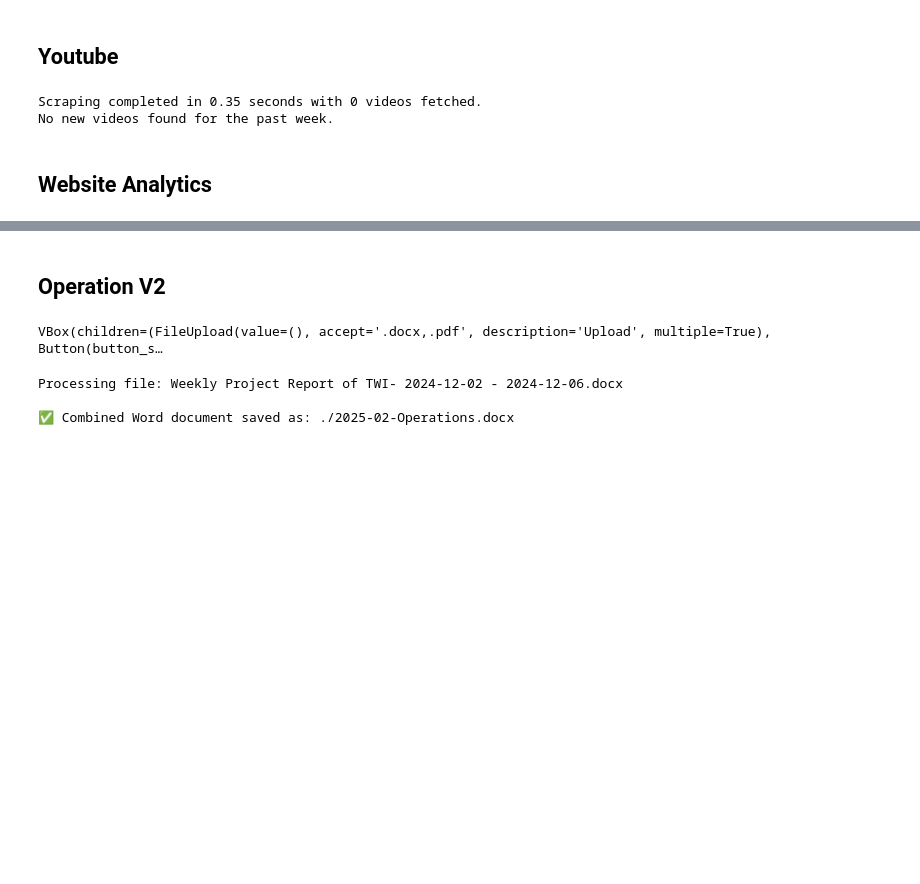
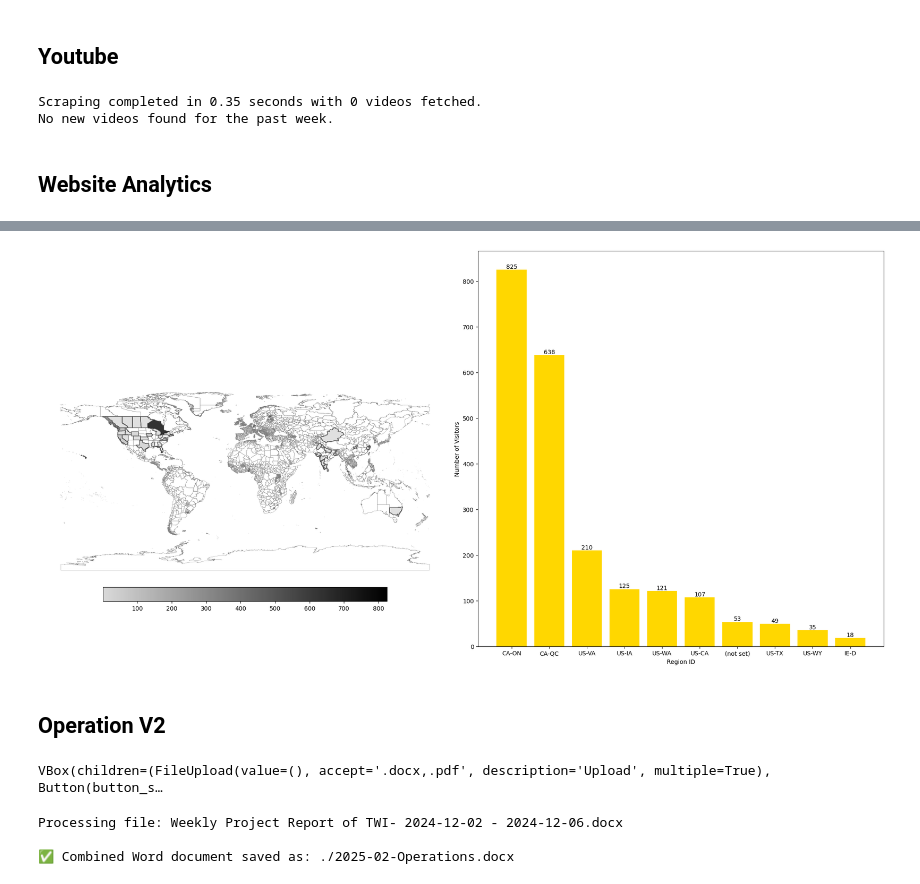
Before and after one commit to HKC-Construction/Report-Generator, a Jupyter notebook: Code/Weekly_final_zip.ipynb, the cells around one changed output, grey strips where cells are left out. Saved outputs shown, nothing was run; the diff lists cells and outputs as text; code cells hidden in the pictures; blank space fills up the shorter version.

Commit message:
Add function for new heatmap of active users by region

```diff
--- a/Code/Weekly_final_zip.ipynb
+++ b/Code/Weekly_final_zip.ipynb
@@ -876,0 +873,81 @@ VBox(children=(Label(value='Upload your CSV file:'), FileUpload(value=(), accept
+# %%
+import pandas as pd
+import geopandas as gpd
+import matplotlib.pyplot as plt
+import matplotlib.colors as mcolors
+import ipywidgets as widgets
+from IPython.display import display
+
+# Function to detect the header row
+def detect_header_row(file_path):
+    with open(file_path, 'r') as file:
+        for i, line in enumerate(file):
+            if 'Region,Region ID,Segment,Active users' in line:
+                return i
+
+# Function to handle file upload
+def handle_upload(change):
+    # Read the uploaded file content
+    uploaded_file = list(upload_widget.value)[0]
+
+    # Detect the header row in the CSV file content
+    header_row = detect_header_row(uploaded_file['name'])
+
+    # Load the CSV file content into a DataFrame, starting from the detected header row
+    df = pd.read_csv(uploaded_file['name'], skiprows=header_row)
+
+    # Load a world map from a GeoJSON file
+    url = 'https://raw.githubusercontent.com/nvkelso/natural-earth-vector/master/geojson/ne_10m_admin_1_states_provinces.geojson'
+    world = gpd.read_file(url)
+
+    # Merge the DataFrame with the world GeoDataFrame on the 'Region' column
+    merged = world.merge(df, how='left', left_on='name', right_on='Region')
+
+    # Plot the bubble map
+    fig, (ax1, ax2) = plt.subplots(1, 2, figsize=(20, 10))  # Increased figure size
+    world.boundary.plot(ax=ax1, color='gray', linewidth=0.3)  # Thinner and lighter borders
+    cmap = mcolors.LinearSegmentedColormap.from_list('custom_greys', ['#d9d9d9', '#000000'])
+    # Plot the regions with a smooth gradient color for Active users
+    merged.plot(
+        column='Active users',
+        markersize=merged['Active users'] * 0.8,  # Scale marker size for better visualization
+        cmap=cmap,  # Smooth transition from light yellow to red
+        legend=True,
+        legend_kwds={
+            'orientation': "horizontal",
+            'shrink': 0.7,
+            'pad': 0.02,
+        },
+        alpha=0.8,  # Reduced transparency for better visibility
+        ax=ax1,
+        edgecolor='black'  # Add a thin black edge to the bubbles
+    )
+
+    # Add a title
+    #ax1.set_title('Heatmap of Active Users by Region', fontsize=16)
+
+    # Disable axis
+    ax1.set_axis_off()
+
+    df_sorted = df.sort_values(by='Active users', ascending=False)
+    df_sorted_top = df_sorted.head(10)
+    bars = ax2.bar(df_sorted_top['Region ID'], df_sorted_top['Active users'], color='gold')
+    for bar in bars:
+        yval = bar.get_height()
+        plt.text(bar.get_x() + bar.get_width()/2, yval + 0.5, int(yval), ha='center', va='bottom')
+    ax2.set_xlabel('Region ID')
+    ax2.set_ylabel('Number of Visitors')
+    #ax2.set_title('Number of Visitors by Region')
+    ax2.grid(False)
+
+    plt.tight_layout()
+    # Save the plot
+    plt.savefig(os.path.join(output_folder, 'regional_heatmap_and_bar_chart.png'))
+
+# Create a file upload widget
+upload_widget = widgets.FileUpload(accept='.csv', multiple=False)
+upload_widget.observe(handle_upload, names='value')
+
+# Display the upload widget
+display(upload_widget)
+# %% [output]
@@ -877,3 +955,4 @@ VBox(children=(Label(value='Upload your CSV file:'), FileUpload(value=(), accept
+[figure, added]
 # %% [markdown]
 ## Operation V2
 # %%
```
Also changed, not shown: parts of 2 cells of this notebook.
